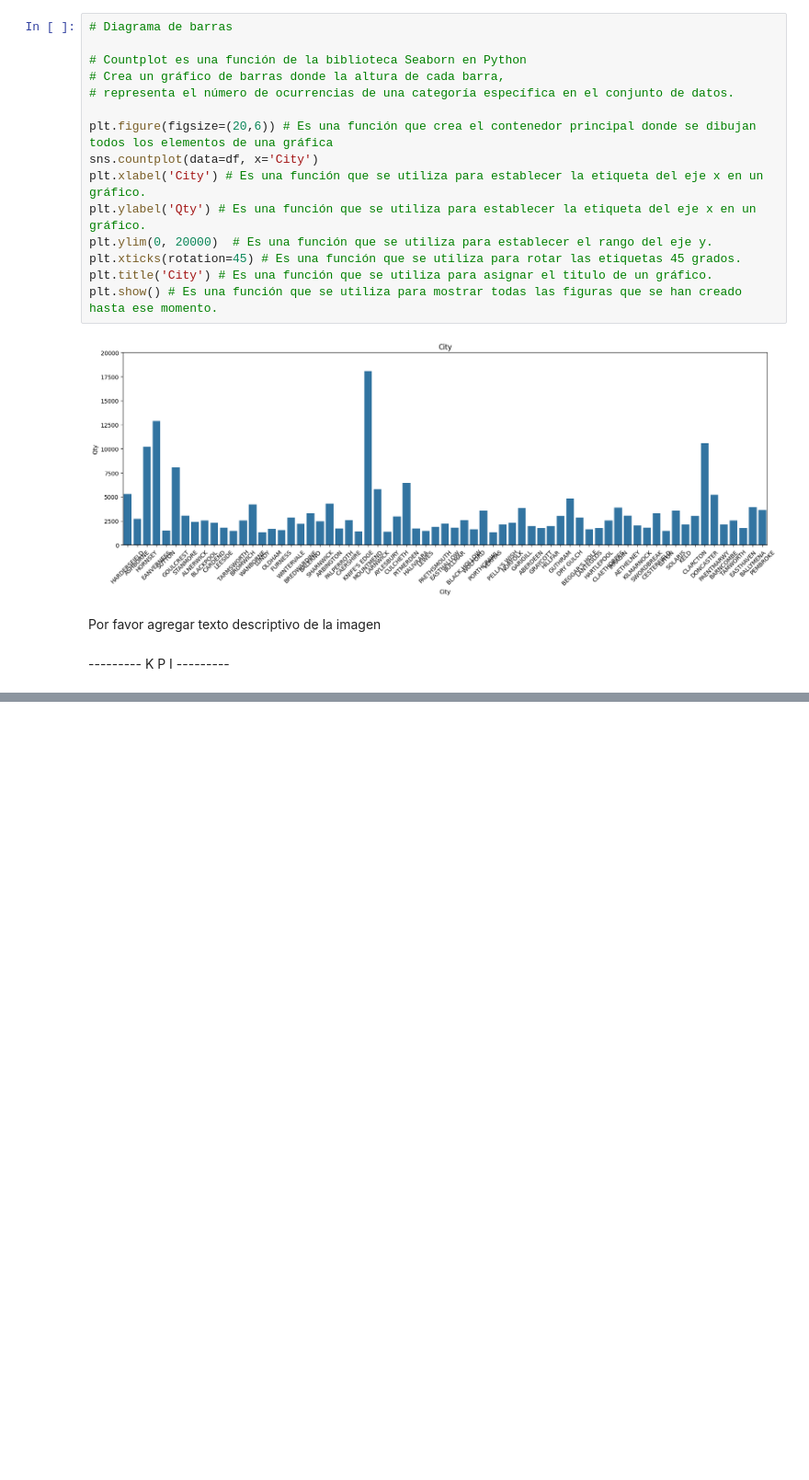
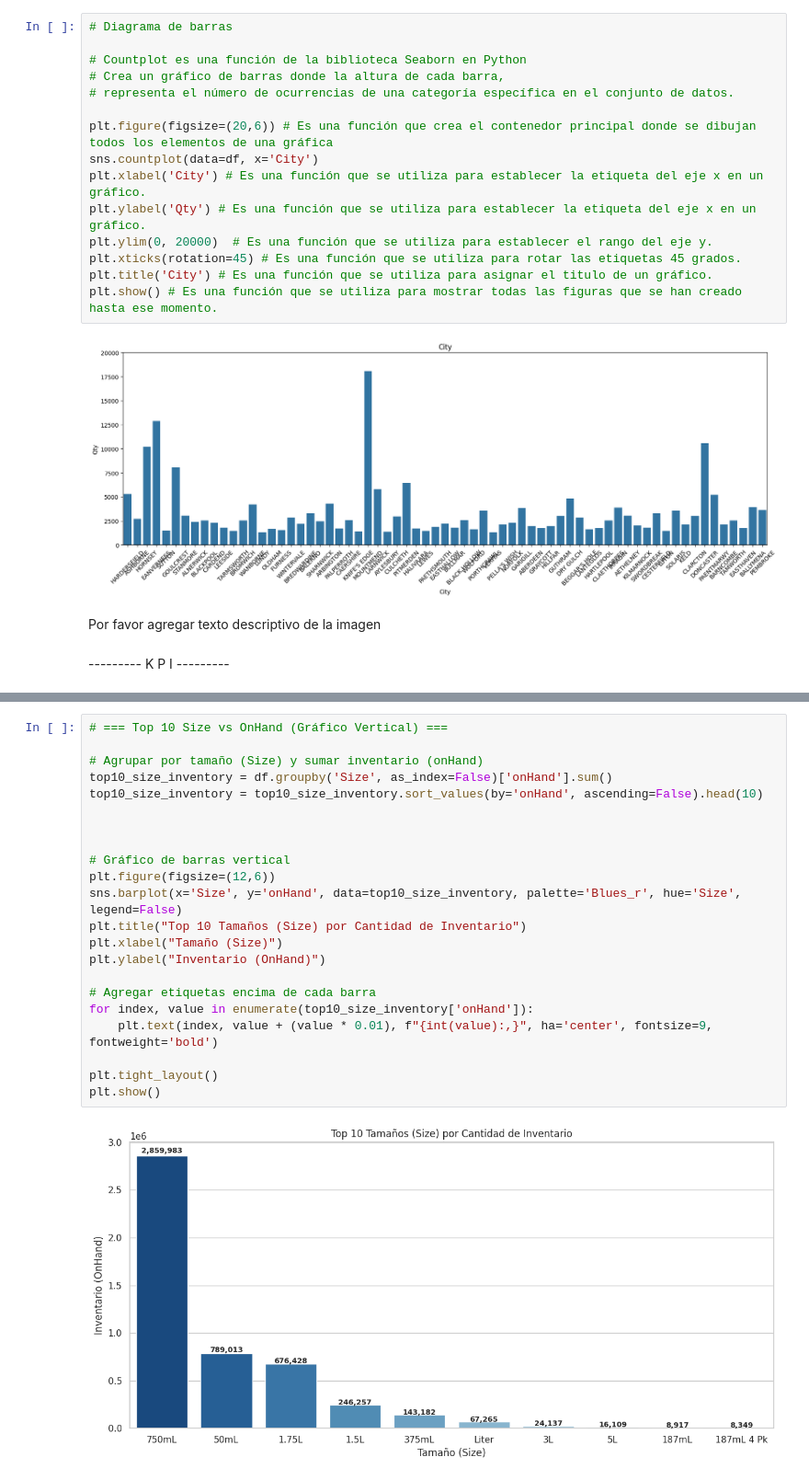
Before and after one commit to RaksoIngenieria/Data-Analytics, a Jupyter notebook: EDA_AromasDelValle.ipynb, the cells around one changed output, grey strips where cells are left out. Shown at 92% size. Cells and saved outputs as stored; diff of their text form; blank space fills up the shorter version.

```diff
--- a/EDA_AromasDelValle.ipynb
+++ b/EDA_AromasDelValle.ipynb
@@ -271,0 +314,24 @@ plt.show()
+# %%
+# === Top 10 Size vs OnHand (Gráfico Vertical) ===
+
+# Agrupar por tamaño (Size) y sumar inventario (onHand)
+top10_size_inventory = df.groupby('Size', as_index=False)['onHand'].sum()
+top10_size_inventory = top10_size_inventory.sort_values(by='onHand', ascending=False).head(10)
+
+
+
+# Gráfico de barras vertical
+plt.figure(figsize=(12,6))
+sns.barplot(x='Size', y='onHand', data=top10_size_inventory, palette='Blues_r', hue='Size', legend=False)
+plt.title("Top 10 Tamaños (Size) por Cantidad de Inventario")
+plt.xlabel("Tamaño (Size)")
+plt.ylabel("Inventario (OnHand)")
+
+# Agregar etiquetas encima de cada barra
+for index, value in enumerate(top10_size_inventory['onHand']):
+    plt.text(index, value + (value * 0.01), f"{int(value):,}", ha='center', fontsize=9, fontweight='bold')
+
+plt.tight_layout()
+plt.show()
+# %% [output]
+[figure, added]
```
Also changed, not shown: parts of 1 cell of this notebook.
